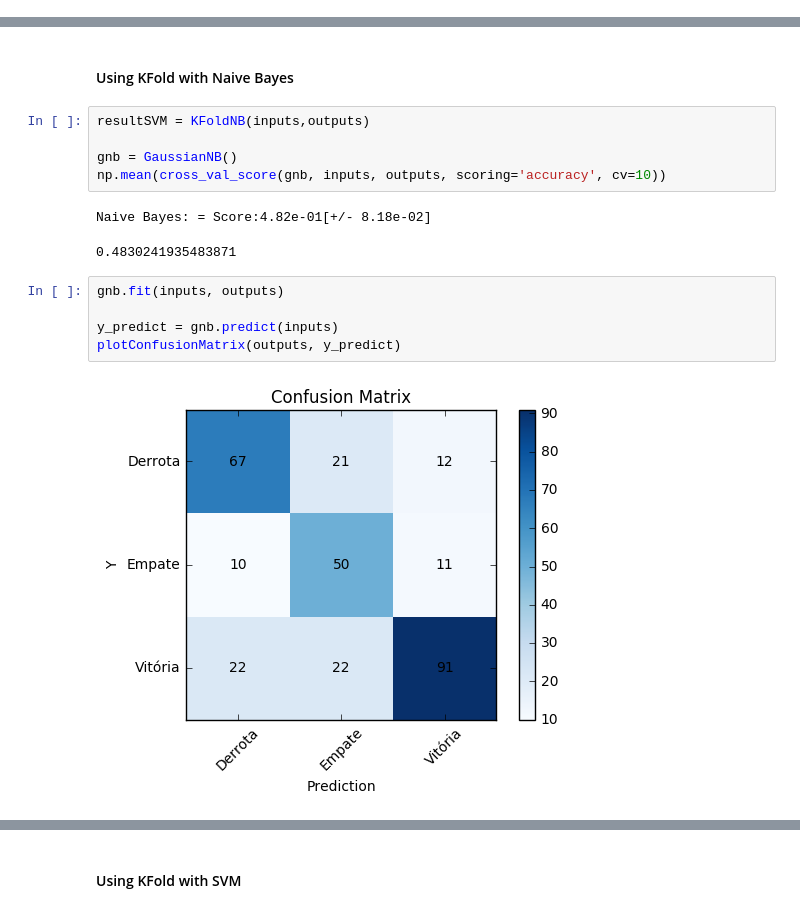
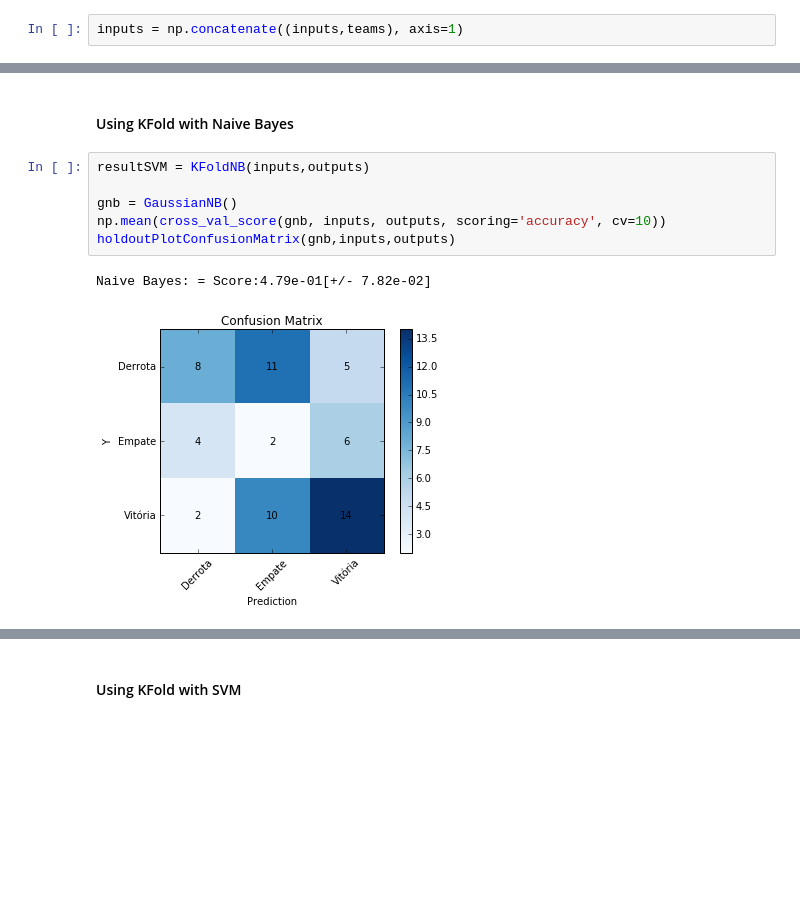
Before and after one commit to hugdiniz/SoccerMiningLeague, a Jupyter notebook: src/predict result one league one season with players.ipynb, the cells around one changed output, grey strips where cells are left out. Cells and saved outputs as stored; diff of their text form; blank space fills up the shorter version.

```diff
--- a/src/predict result one league one season with players.ipynb
+++ b/src/predict result one league one season with players.ipynb
@@ -109,0 +122,2 @@ inputs = StandardScaler().fit_transform(inputs)
+# %%
+inputs = np.concatenate((inputs,teams), axis=1)
@@ -114,15 +134,9 @@ inputs = StandardScaler().fit_transform(inputs)
 # %%
 resultSVM = KFoldNB(inputs,outputs)
 
 gnb = GaussianNB()
 np.mean(cross_val_score(gnb, inputs, outputs, scoring='accuracy', cv=10))
+holdoutPlotConfusionMatrix(gnb,inputs,outputs)
 # %% [output]
-Naive Bayes: = Score:4.82e-01[+/- 8.18e-02]
+Naive Bayes: = Score:4.79e-01[+/- 7.82e-02]
-0.4830241935483871
+[figure, added]
-# %%
-gnb.fit(inputs, outputs)
-
-y_predict = gnb.predict(inputs)
-plotConfusionMatrix(outputs, y_predict)
-# %% [output]
-[figure, removed]
```
Also changed, not shown: parts of 19 cells of this notebook, 10 other files.
